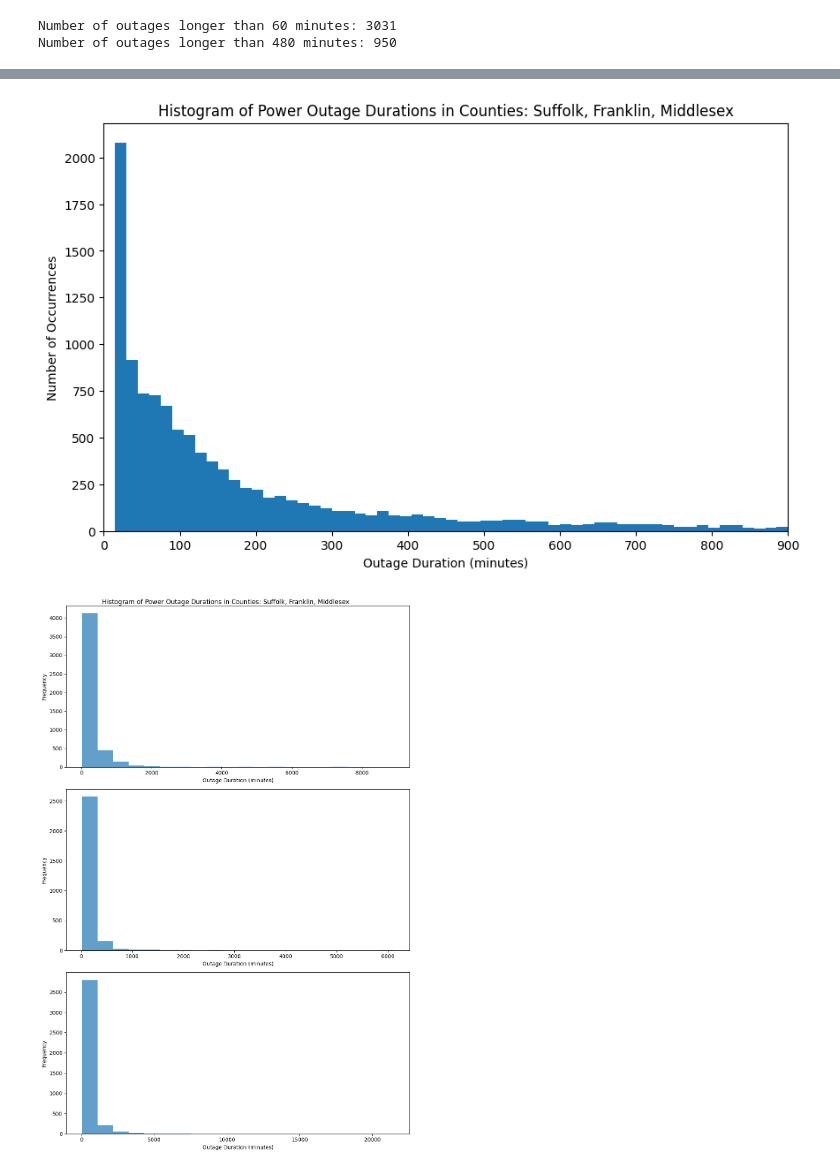
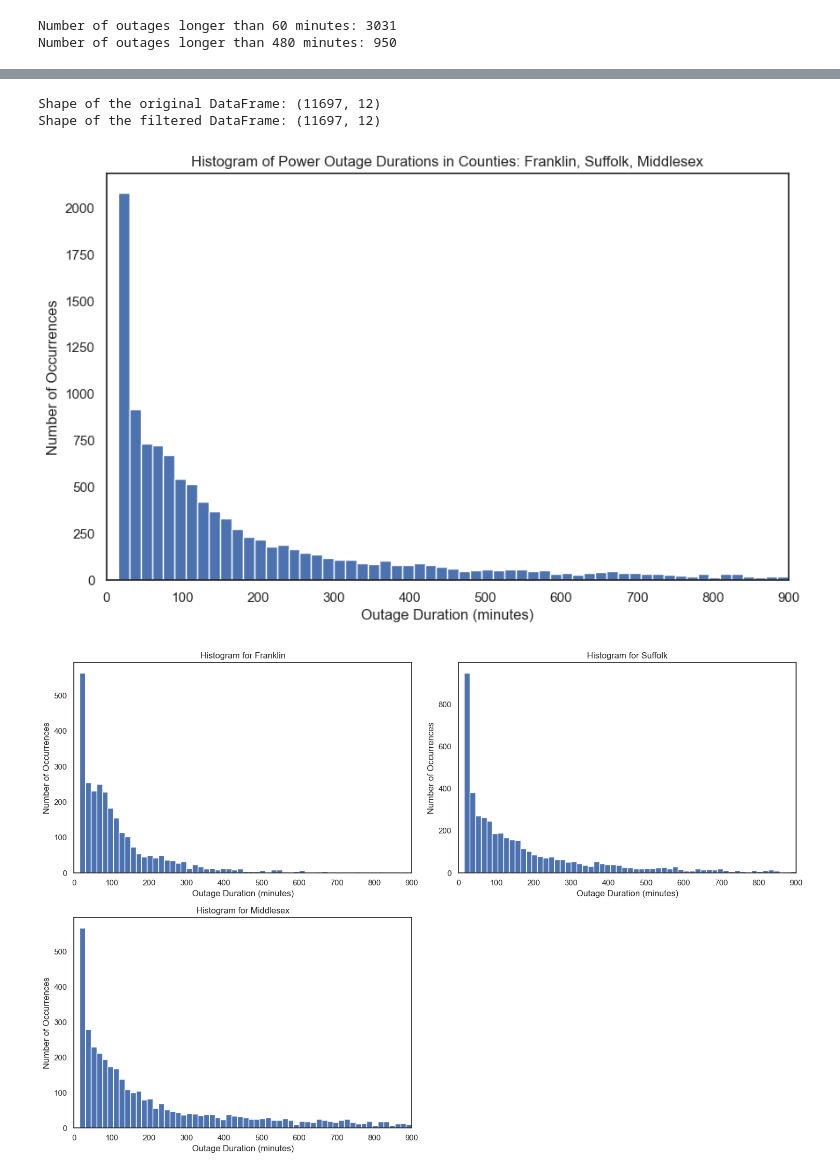
Before and after one commit to JonasSchweiger/Power_Outages_Code, a Jupyter notebook: Power_Outages_new.ipynb, the cells around one changed output, grey strips where cells are left out. Cells and saved outputs as stored; diff of their text form; code cells hidden in the pictures.

```diff
--- a/Power_Outages_new.ipynb
+++ b/Power_Outages_new.ipynb
@@ -57,7 +57,7 @@ Unique Counties in Massachusetts for 2023: 14
 # %%
 massachusetts_df_2023.rename(columns={'sum': 'customers_out'}, inplace=True)
 # %%
-county_names = ["Suffolk", "Franklin", "Middlesex"]
+county_names = ["Franklin","Suffolk", "Middlesex"]
 
 # Loop through each county name and create DataFrames for each year
 for county_name in county_names:
@@ -83,6 +83,3 @@ for county_name in county_names:
 
   # Concatenate the DataFrames for the current county
   globals()[f"{county_name}_df"] = pd.concat(dataframes_to_concat, ignore_index=True)
-
-
-Suffolk_df
@@ -129,5 +112,9 @@ for county_name in county_names:
   # Apply the get_season function to create the 'Season' column
   county_df['Season'] = county_df['run_start_time'].apply(get_season)
 
+  # Extract month and hour information
+  county_df['month'] = county_df['run_start_time'].dt.month
+  county_df['hour'] = county_df['run_start_time'].dt.hour
+
   # Update the concatenated DataFrame for the current county
   globals()[f"{county_name}_df"] = county_df
@@ -270,3 +250,16 @@ Top 0.1% Longest Outages in Massachusetts:
+# %%
+# Get the list of outage_id from top_outages DataFrame
+outage_ids_to_remove = top_outages['outage_id'].tolist()
+# Print the shape of the filtered DataFrame to verify the removal
+print(f"\nShape of the original DataFrame: {Massachusetts_starting_df.shape}")
+
+# Filter the Massachusetts_starting_df DataFrame
+#Massachusetts_starting_df = Massachusetts_starting_df[~Massachusetts_starting_df['outage_id'].isin(outage_ids_to_remove)]
+
+print(f"Shape of the filtered DataFrame: {Massachusetts_starting_df.shape}")
+# %% [output]
+Shape of the original DataFrame: (11697, 12)
+Shape of the filtered DataFrame: (11697, 12)
 # %%
 # Plot the histogram
 import matplotlib.pyplot as plt
@@ -279,29 +272,45 @@ plt.ylabel('Number of Occurrences')
 plt.title(f'Histogram of Power Outage Durations in Counties: {", ".join(county_names)}')
 plt.show()
 # %% [output]
-[figure, old version]
+[figure, new version]
 # %%
 import matplotlib.pyplot as plt
 
-# ... (your existing code for data processing) ...
+# ... (your existing code to create county_specific DataFrames and Massachusetts_starting_df) ...
 
-# Create subplots for each county
-fig, axes = plt.subplots(nrows=len(county_names), ncols=1, figsize=(10, 5 * len(county_names)))  # Adjust figsize as needed
+# Calculate number of rows and columns for subplots
+num_counties = len(county_names)
+num_cols = 2  # Adjust this if you want more columns
+num_rows = (num_counties + num_cols - 1) // num_cols  # Calculate rows needed
+
+# Create subplots with adjusted figsize
+fig, axes = plt.subplots(nrows=num_rows, ncols=num_cols, figsize=(15, 5 * num_rows))  # Adjust figsize as needed
+
+# Flatten axes array if only one row
+if num_rows == 1:
+    axes = axes.flatten()
 
 # Iterate through county names and plot histograms
 for i, county_name in enumerate(county_names):
     county_starting_df = globals()[f"{county_name}_starting_df"]
 
-    # Plot histogram for the current county
-    axes[i].hist(county_starting_df['duration_minutes'], bins=20, alpha=0.7)
-    axes[i].set_xlabel('Outage Duration (minutes)')
-    axes[i].set_ylabel('Frequency')
+    # Calculate row and column index for current subplot
+    row_idx = i // num_cols
+    col_idx = i % num_cols
 
-# Set the overall title with all county names
-plt.suptitle(f'Histogram of Power Outage Durations in Counties: {", ".join(county_names)}')
+    # Plot on the correct subplot
+    axes[row_idx, col_idx].hist(county_starting_df['duration_minutes'], bins=list(range(0, 15000, 15)))
+    axes[row_idx, col_idx].set_xlabel('Outage Duration (minutes)')
+    axes[row_idx, col_idx].set_ylabel('Number of Occurrences')
+    axes[row_idx, col_idx].set_title(f'Histogram for {county_name}')
+    axes[row_idx, col_idx].set_xlim(0, 900)
+
+# Hide any empty subplots if the number of counties is not a multiple of num_cols
+for i in range(num_counties, num_rows * num_cols):
+    fig.delaxes(axes.flatten()[i])
 
 # Adjust layout for better readability
 plt.tight_layout()
 plt.show()
 # %% [output]
-[figure, old version]
+[figure, new version]
```
Also changed, not shown: parts of 21 cells of this notebook, 1 other file.
